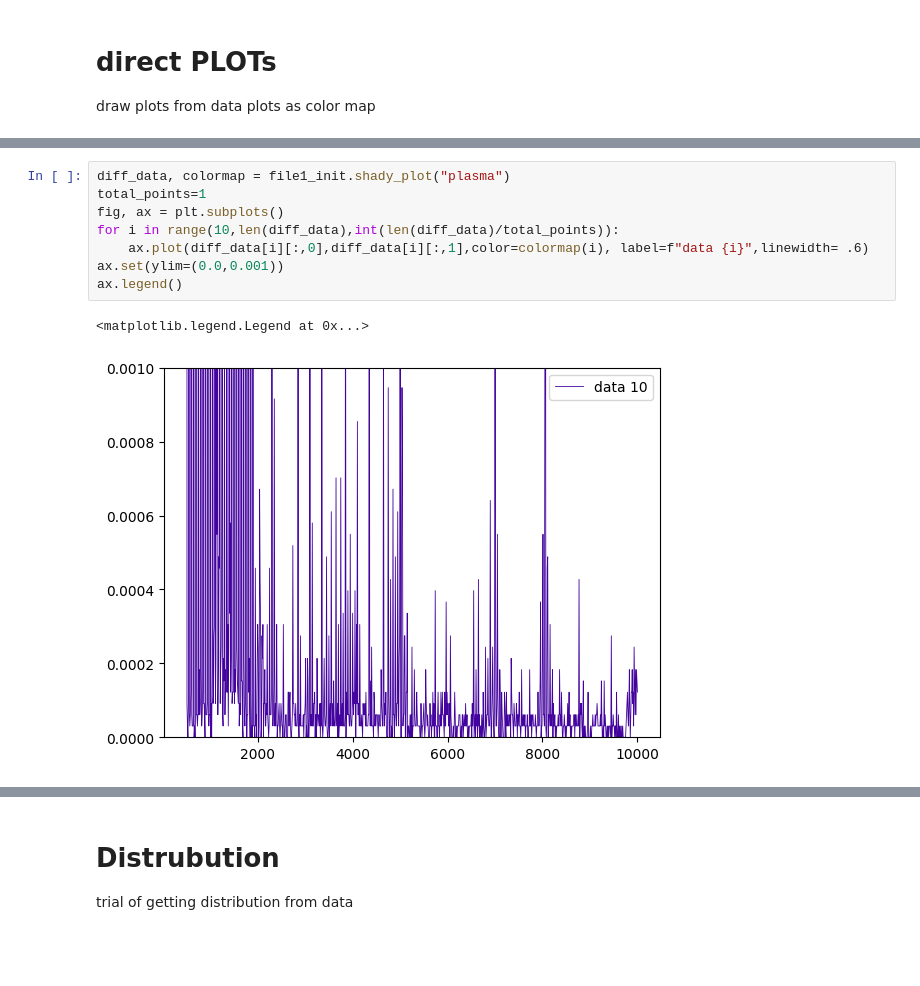
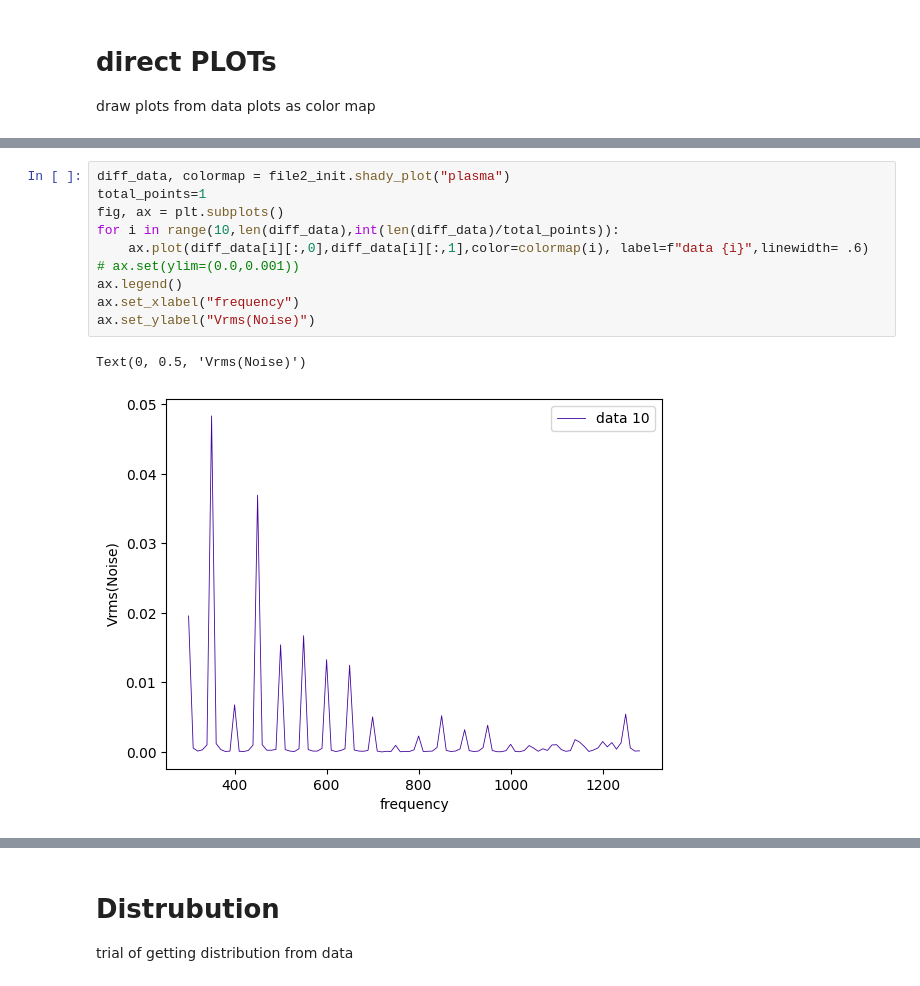
Before and after one commit to vijaypanchalr3/shotnoise, a Jupyter notebook: src/analysis/analysis.ipynb, the cells around one changed output, grey strips where cells are left out. Drawn from its saved outputs; the diff is of its cells as text; blank space fills up the shorter version.

Commit message:
ready for new data acqusion

```diff
--- a/src/analysis/analysis.ipynb
+++ b/src/analysis/analysis.ipynb
@@ -54,14 +57,16 @@ ax.legend()
 # %%
-diff_data, colormap = file1_init.shady_plot("plasma")
+diff_data, colormap = file2_init.shady_plot("plasma")
 total_points=1
 fig, ax = plt.subplots()
 for i in range(10,len(diff_data),int(len(diff_data)/total_points)):
     ax.plot(diff_data[i][:,0],diff_data[i][:,1],color=colormap(i), label=f"data {i}",linewidth= .6)
-ax.set(ylim=(0.0,0.001))
+# ax.set(ylim=(0.0,0.001))
 ax.legend()
+ax.set_xlabel("frequency")
+ax.set_ylabel("Vrms(Noise)")
 # %% [output]
-<matplotlib.legend.Legend at 0x...>
+Text(0, 0.5, 'Vrms(Noise)')
-[figure, old version]
+[figure, new version]
 # %%
 diff_data, colormap = file4_init.shady_plot("plasma")
 total_points=2
```
Also changed, not shown: parts of 7 cells of this notebook, 2 other files.
